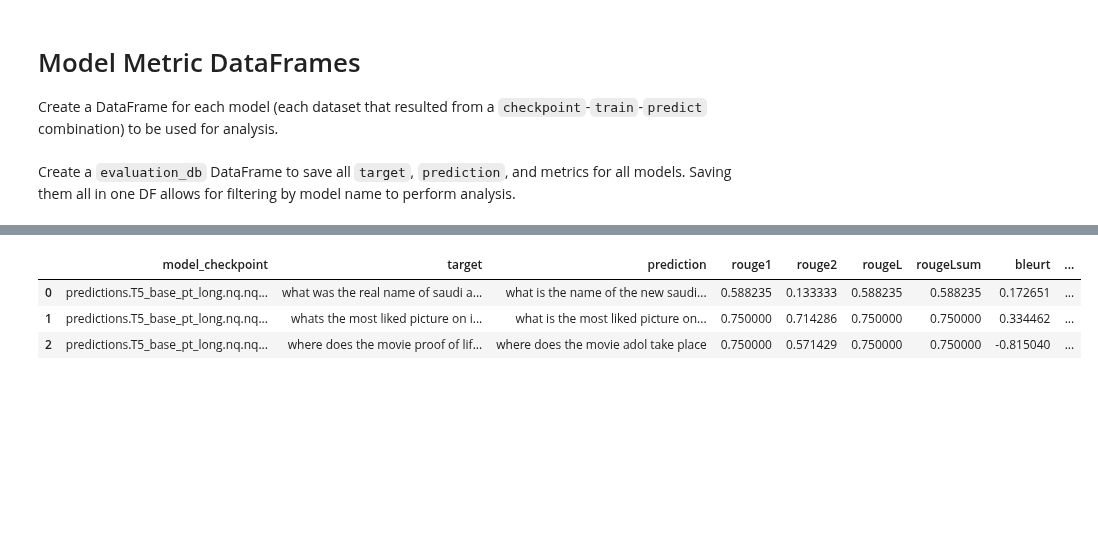
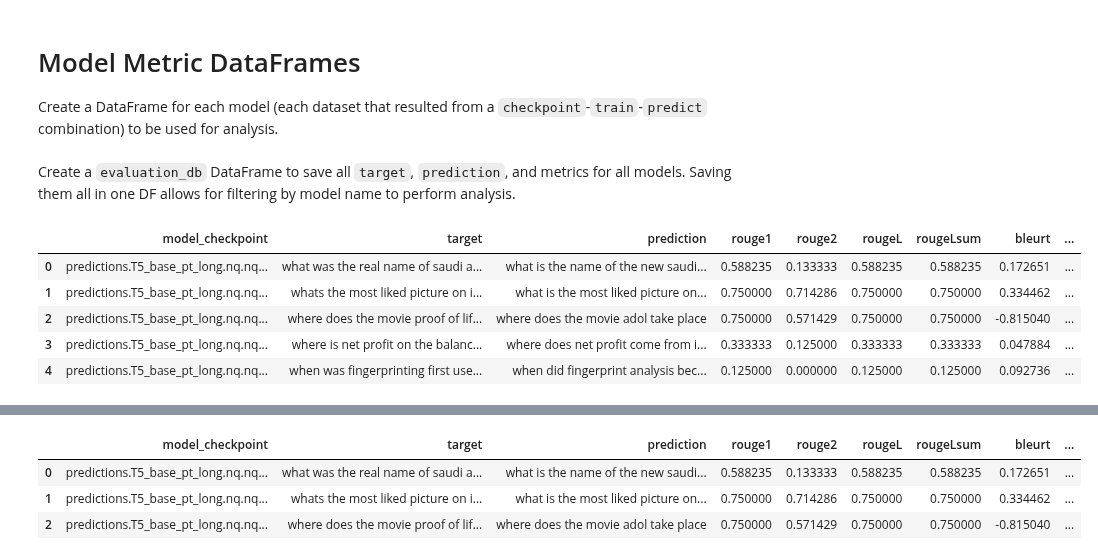
Before and after one commit to jeanlucjackson/w266_NLP_final_project, a Jupyter notebook: code/evaluation/evaluate_inferences.ipynb, the cells around one changed output, grey strips where cells are left out. Saved outputs shown, nothing was run; the diff lists cells and outputs as text; code cells hidden in the pictures; blank space fills up the shorter version.

```diff
--- a/code/evaluation/evaluate_inferences.ipynb
+++ b/code/evaluation/evaluate_inferences.ipynb
@@ -394,7 +383,7 @@ for id, dataset in enumerate(datasets_to_eval):
     print('Done.')
 
     # Save this version of `evaluation_dict` as JSON in case Colab dies out
-    filename = join(inference_root, "evaluation_dict.json")
+    filename = join(evaluation_root, "evaluation_dict.json")
     with open(filename, "w") as outfile:
       json.dump(evaluation_dict, outfile)
       print(f'    JSON saved at {filename}')
@@ -468,7 +457,7 @@ for id, dataset in enumerate(datasets_to_eval):
   print('Done.')
 
   # Save this version of `evaluation_dict` as JSON in case Colab dies out
-  filename = join(inference_root, "evaluation_dict.json")
+  filename = join(evaluation_root, "evaluation_dict.json")
   with open(filename, "w") as outfile:
     json.dump(evaluation_dict, outfile)
     print(f'    JSON saved at {filename}')
@@ -533,7 +522,7 @@ for id, dataset in enumerate(datasets_to_eval):
   print('Done.')
 
   # Save this version of `evaluation_dict` as JSON in case Colab dies out
-  filename = join(inference_root, "evaluation_dict.json")
+  filename = join(evaluation_root, "evaluation_dict.json")
   with open(filename, "w") as outfile:
     json.dump(evaluation_dict, outfile)
     print(f'    JSON saved at {filename}')
@@ -611,7 +600,20 @@ for dataset, metrics in evaluation_dict.items():
   # Add staged DF to database
   evaluation_db_df = pd.concat([evaluation_db_df, df])
 
+# Add row number as new index column
+evaluation_db_df['index'] = np.arange(evaluation_db_df.shape[0])
+evaluation_db_df = evaluation_db_df.set_index('index')
+
 
 # Write to JSON for easy loading
-filename = join(inference_root, 'evaluation_database.json')
-df.to_json(filename)
+filename = join(evaluation_root, 'evaluation_database.json')
+evaluation_db_df.to_json(filename)
+# %%
+evaluation_db_df.head()
+# %% [output]
+|  | model_checkpoint | target | prediction | rouge1 | rouge2 | rougeL | rougeLsum | bleurt | ... |
+| 0 | predictions.T5_base_pt_long.nq.nq... | what was the real name of saudi a... | what is the name of the new saudi... | 0.588235 | 0.133333 | 0.588235 | 0.588235 | 0.172651 | ... |
+| 1 | predictions.T5_base_pt_long.nq.nq... | whats the most liked picture on i... | what is the most liked picture on... | 0.750000 | 0.714286 | 0.750000 | 0.750000 | 0.334462 | ... |
+| 2 | predictions.T5_base_pt_long.nq.nq... | where does the movie proof of lif... | where does the movie adol take place | 0.750000 | 0.571429 | 0.750000 | 0.750000 | -0.815040 | ... |
+| 3 | predictions.T5_base_pt_long.nq.nq... | where is net profit on the balanc... | where does net profit come from i... | 0.333333 | 0.125000 | 0.333333 | 0.333333 | 0.047884 | ... |
+| 4 | predictions.T5_base_pt_long.nq.nq... | when was fingerprinting first use... | when did fingerprint analysis bec... | 0.125000 | 0.000000 | 0.125000 | 0.125000 | 0.092736 | ... |
```
Also changed, not shown: parts of 12 cells of this notebook.
